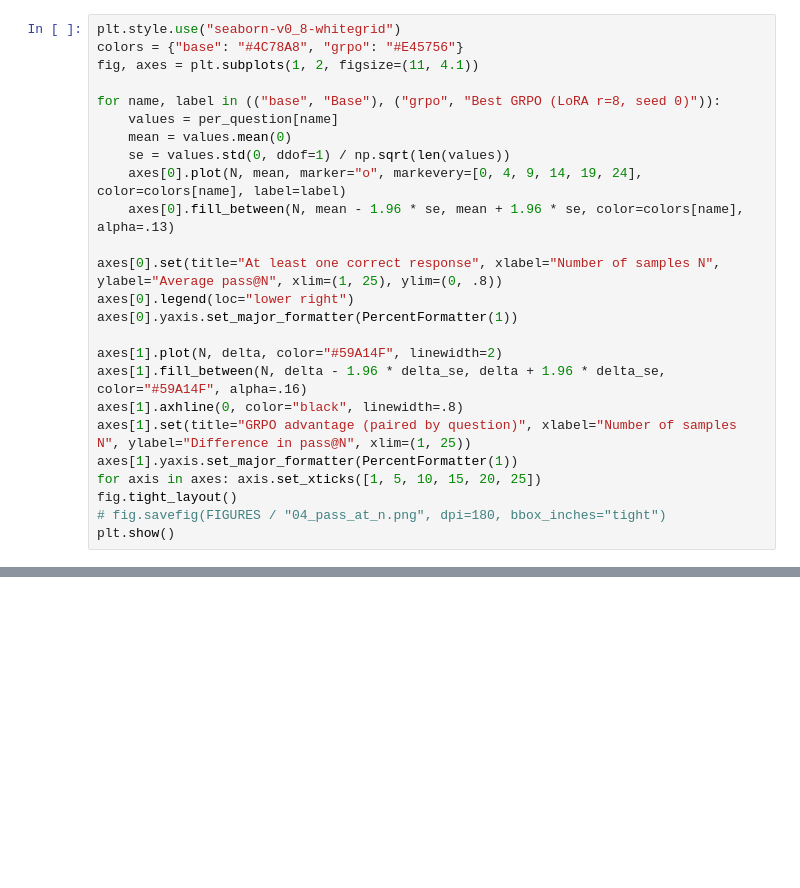
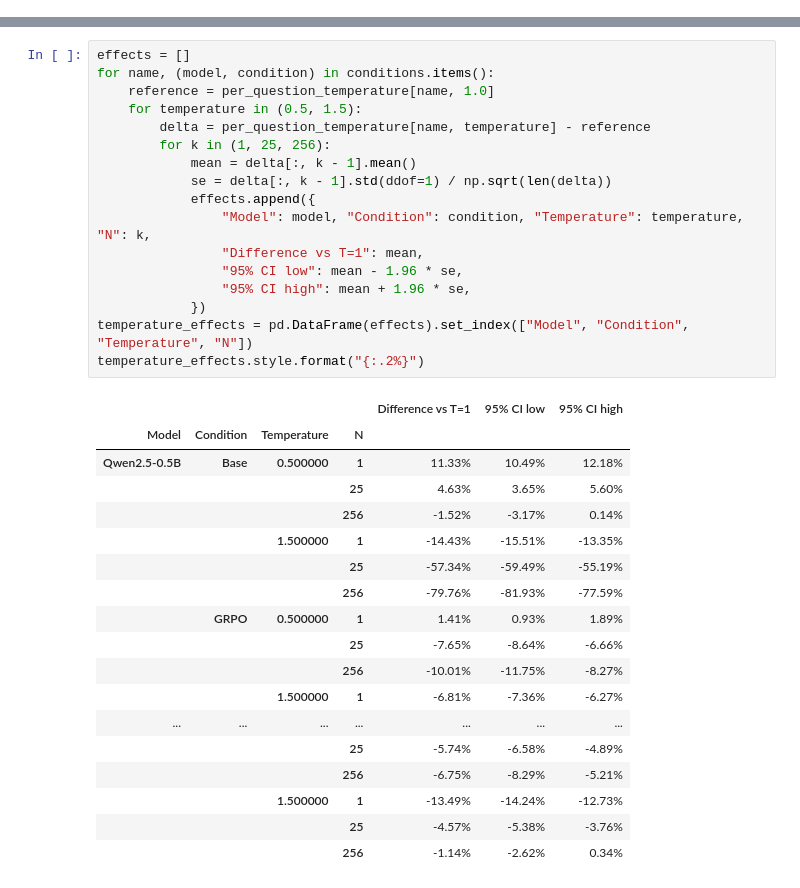
Before and after one commit to sangsq/tinyLLM-RLVR, a Jupyter notebook: notebooks/04_pass_at_n.ipynb, the cells around one changed output, grey strips where cells are left out. Saved outputs shown, nothing was run; the diff lists cells and outputs as text; blank space fills up the shorter version.

```diff
--- a/notebooks/04_pass_at_n.ipynb
+++ b/notebooks/04_pass_at_n.ipynb
@@ -75,25 +65,0 @@ summary.style.format("{:.2%}")
-# %%
-plt.style.use("seaborn-v0_8-whitegrid")
-colors = {"base": "#4C78A8", "grpo": "#E45756"}
-fig, axes = plt.subplots(1, 2, figsize=(11, 4.1))
-
-for name, label in (("base", "Base"), ("grpo", "Best GRPO (LoRA r=8, seed 0)")):
-    values = per_question[name]
-    mean = values.mean(0)
-    se = values.std(0, ddof=1) / np.sqrt(len(values))
-    axes[0].plot(N, mean, marker="o", markevery=[0, 4, 9, 14, 19, 24], color=colors[name], label=label)
-    axes[0].fill_between(N, mean - 1.96 * se, mean + 1.96 * se, color=colors[name], alpha=.13)
-
-axes[0].set(title="At least one correct response", xlabel="Number of samples N", ylabel="Average pass@N", xlim=(1, 25), ylim=(0, .8))
-axes[0].legend(loc="lower right")
-axes[0].yaxis.set_major_formatter(PercentFormatter(1))
-
-axes[1].plot(N, delta, color="#59A14F", linewidth=2)
-axes[1].fill_between(N, delta - 1.96 * delta_se, delta + 1.96 * delta_se, color="#59A14F", alpha=.16)
-axes[1].axhline(0, color="black", linewidth=.8)
-axes[1].set(title="GRPO advantage (paired by question)", xlabel="Number of samples N", ylabel="Difference in pass@N", xlim=(1, 25))
-axes[1].yaxis.set_major_formatter(PercentFormatter(1))
-for axis in axes: axis.set_xticks([1, 5, 10, 15, 20, 25])
-fig.tight_layout()
-# fig.savefig(FIGURES / "04_pass_at_n.png", dpi=180, bbox_inches="tight")
-plt.show()
@@ -101,0 +143,36 @@ plt.show()
+# %%
+effects = []
+for name, (model, condition) in conditions.items():
+    reference = per_question_temperature[name, 1.0]
+    for temperature in (0.5, 1.5):
+        delta = per_question_temperature[name, temperature] - reference
+        for k in (1, 25, 256):
+            mean = delta[:, k - 1].mean()
+            se = delta[:, k - 1].std(ddof=1) / np.sqrt(len(delta))
+            effects.append({
+                "Model": model, "Condition": condition, "Temperature": temperature, "N": k,
+                "Difference vs T=1": mean,
+                "95% CI low": mean - 1.96 * se,
+                "95% CI high": mean + 1.96 * se,
+            })
+temperature_effects = pd.DataFrame(effects).set_index(["Model", "Condition", "Temperature", "N"])
+temperature_effects.style.format("{:.2%}")
+# %% [output]
+|  |  |  |  | Difference vs T=1 | 95% CI low | 95% CI high |
+| Model | Condition | Temperature | N |  |  |  |
+| Qwen2.5-0.5B | Base | 0.500000 | 1 | 11.33% | 10.49% | 12.18% |
+|  |  |  | 25 | 4.63% | 3.65% | 5.60% |
+|  |  |  | 256 | -1.52% | -3.17% | 0.14% |
+|  |  | 1.500000 | 1 | -14.43% | -15.51% | -13.35% |
+|  |  |  | 25 | -57.34% | -59.49% | -55.19% |
+|  |  |  | 256 | -79.76% | -81.93% | -77.59% |
+|  | GRPO | 0.500000 | 1 | 1.41% | 0.93% | 1.89% |
+|  |  |  | 25 | -7.65% | -8.64% | -6.66% |
+|  |  |  | 256 | -10.01% | -11.75% | -8.27% |
+|  |  | 1.500000 | 1 | -6.81% | -7.36% | -6.27% |
+| ... | ... | ... | ... | ... | ... | ... |
+|  |  |  | 25 | -5.74% | -6.58% | -4.89% |
+|  |  |  | 256 | -6.75% | -8.29% | -5.21% |
+|  |  | 1.500000 | 1 | -13.49% | -14.24% | -12.73% |
+|  |  |  | 25 | -4.57% | -5.38% | -3.76% |
+|  |  |  | 256 | -1.14% | -2.62% | 0.34% |
```
Also changed, not shown: parts of 12 cells of this notebook, 17 other files.
